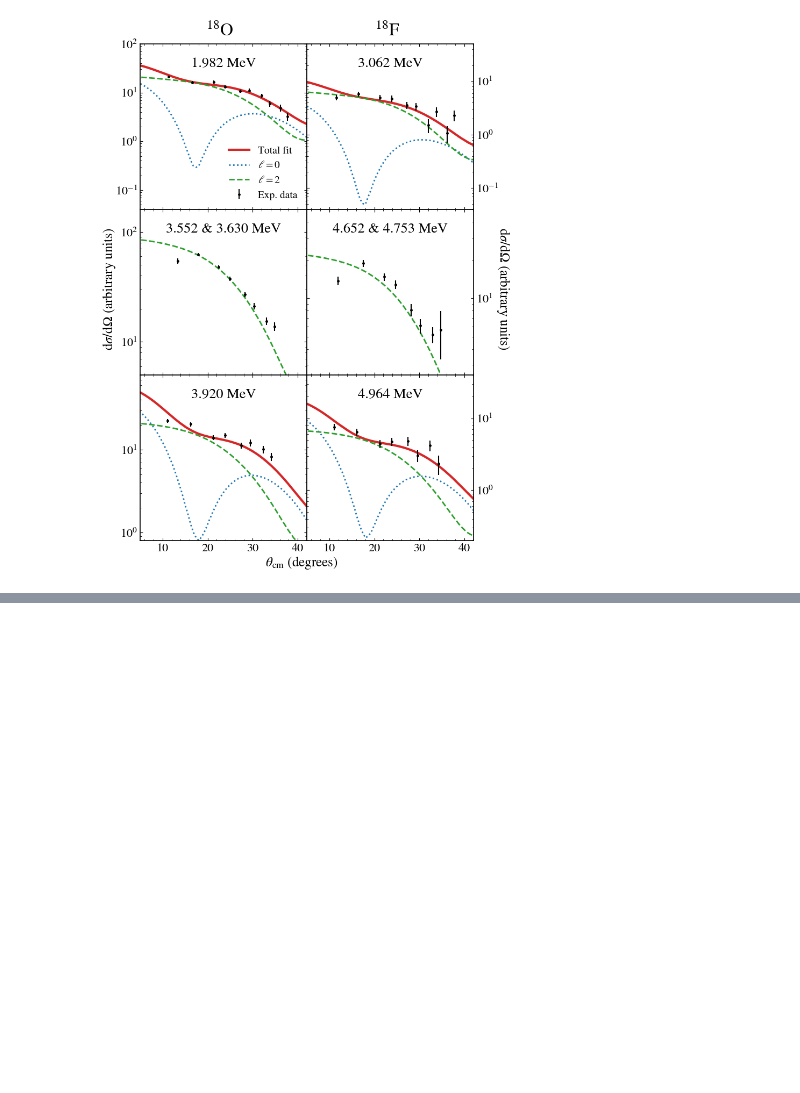
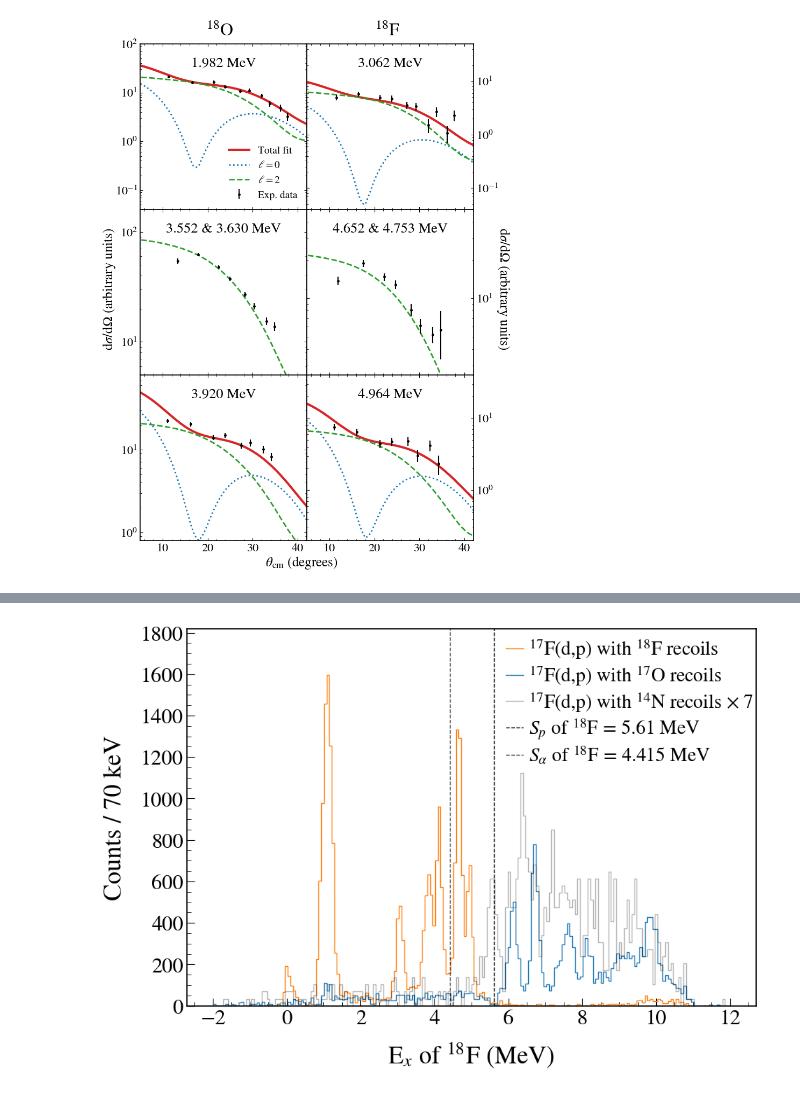
Before and after one commit to annakawecka/digios, a Jupyter notebook: analysis/final_working/plotting_2x3_IAS.ipynb, the cells around one changed output, grey strips where cells are left out. Saved outputs shown, nothing was run; the diff lists cells and outputs as text; code cells hidden in the pictures; blank space fills up the shorter version.

```diff
--- a/analysis/final_working/plotting_2x3_IAS.ipynb
+++ b/analysis/final_working/plotting_2x3_IAS.ipynb
@@ -434,0 +616,67 @@ plt.show()
+# %%
+x11, y11, e11 = np.loadtxt("hist1_data.txt", unpack=True)
+x21, y21, e21 = np.loadtxt("hist2_shifted_data.txt", unpack=True)
+x31, y31, e31 = np.loadtxt("hist3_data.txt", unpack=True)
+x41, y41, e41 = np.loadtxt("hist4_data.txt", unpack=True)
+x51, y51, e51 = np.loadtxt("hist5_data.txt", unpack=True)
+
+bin_width = x11[1] - x11[0]
+legend_pos = (0.53, 0.59)
+legend_pos1 = (0.53, 0.7)
+
+shift = 1.982
+
+def f_to_o(x):
+    return x + shift
+
+def o_to_f(x):
+    return x - shift
+
+def make_edges(x, width):
+    return np.concatenate([x - width/2, [x[-1] + width/2]])
+
+fig, ax = plt.subplots(1, 1, figsize=(10.5, 7))
+
+ax.xaxis.set_minor_locator(MultipleLocator(2))
+ax.tick_params(which="both", direction="in", top=True, right=True)
+
+edges5 = make_edges(x51, bin_width)
+edges3 = make_edges(x31, bin_width)
+edges4 = make_edges(x41, bin_width)
+
+ax.step(edges5, np.append(y51, y51[-1]), where='post', color='#ff7f0e', lw=1,
+        label=r'$^{17}$F(d,p) with $^{18}$F recoils')
+ax.step(edges3, np.append(y31, y31[-1]), where='post', color='#1f77b4', lw=1,
+        label=r'$^{17}$F(d,p) with $^{17}$O recoils')
+ax.step(edges4, np.append(y41, y41[-1]), where='post', color='black', lw=1, alpha=0.3,
+        label=r'$^{17}$F(d,p) with $^{14}$N recoils $\times$ 7')
+
+# Vertical lines
+x_line = 5.6071
+x_line_alpha = 4.415
+
+vline = ax.vlines(x_line, ymin=ax.get_ylim()[0], ymax=1830,
+          color='black', linestyle='--', linewidth=1, label=r'$S_p$ of $^{18}$F = 5.61 MeV')
+vline2 = ax.vlines(x_line_alpha, ymin=ax.get_ylim()[0], ymax=1830,
+          color='black', linestyle='--', alpha=0.8, linewidth=1, label=r'$S_\alpha$ of $^{18}$F = 4.415 MeV')
+
+ax.set_ylabel("Counts / 70 keV", fontsize=26, labelpad=15)
+ax.set_xlabel(r"E$_x$ of $^{18}$F (MeV)", fontsize=26, labelpad=12)
+
+ax.legend(fontsize=20, frameon=False, loc='lower left', bbox_to_anchor=legend_pos, labelspacing=0.15, handlelength=0.9, handletextpad=0.3)
+ax.xaxis.set_minor_locator(MultipleLocator(0.5))
+ax.xaxis.set_minor_locator(MultipleLocator(0.5))
+ax.yaxis.set_major_locator(MultipleLocator(200))
+ax.yaxis.set_minor_locator(MultipleLocator(50))
+ax.set_ylim((0, 1820))
+
+ax.tick_params(which='major', length=8, top=False, right=False, labelsize=22)   # major ticks 8 points
+ax.tick_params(which='minor', length=4, top=False, right=False)
+
+
+#fig.text(0.5, 0.98, "Excitation Spectra", ha='center', va='bottom', fontsize=14, fontweight='bold')
+
+fig.savefig("ex_F_O_N_step_single.pdf", dpi=600, bbox_inches="tight")
+plt.show()
+# %% [output]
+[figure, added]
```
Also changed, not shown: parts of 7 cells of this notebook, 13 other files.
